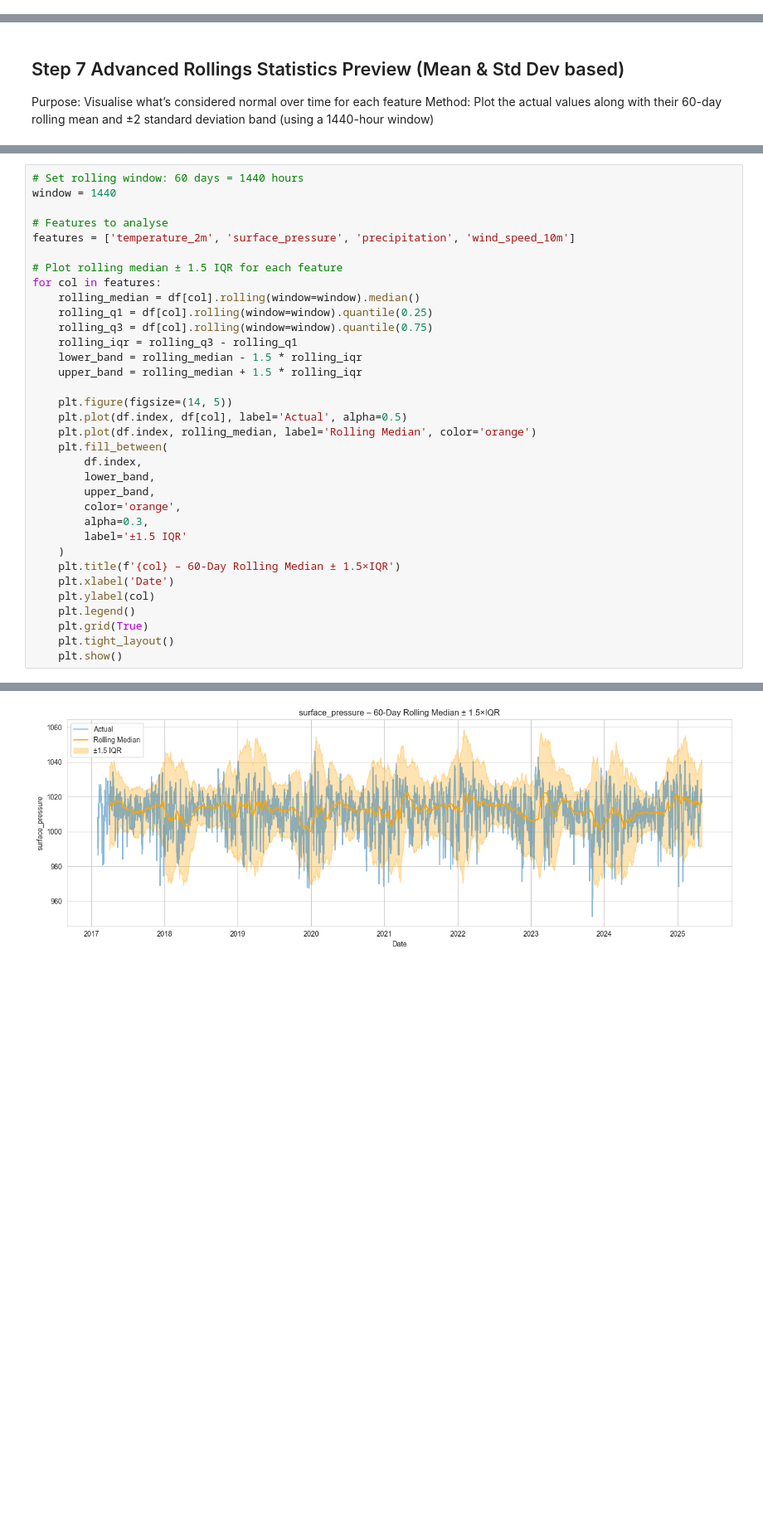
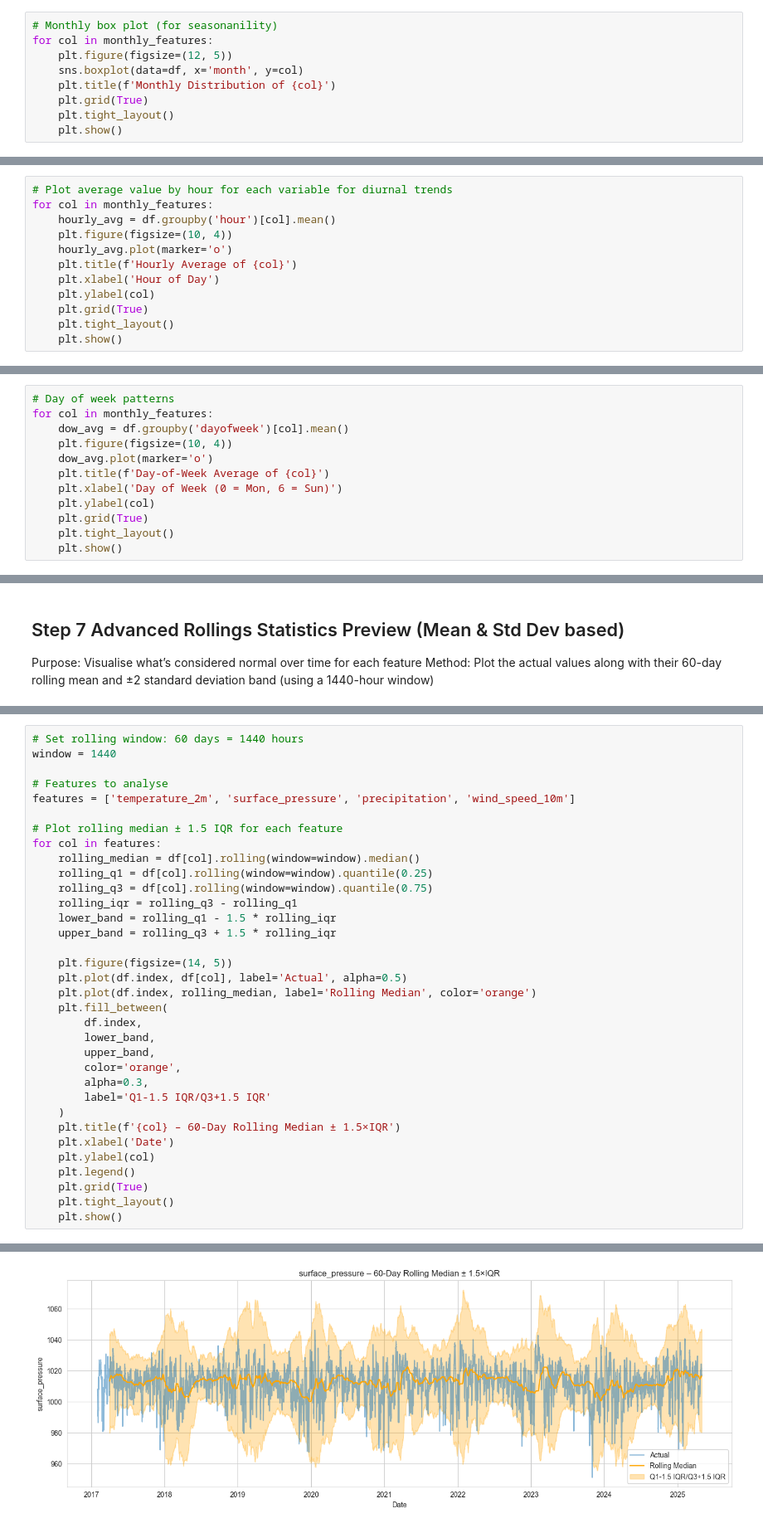
Before and after one commit to Jeremiah-Bachtin/comp1884-group6-weather-anomaly-detection-system, a Jupyter notebook: notebooks/notebook_jeremy_EDA.ipynb, the cells around one changed output, grey strips where cells are left out. Shown at 83% size. Saved outputs shown, nothing was run; the diff lists cells and outputs as text; blank space fills up the shorter version.

Commit message:
More seasonaility plots added for EDA.

```diff
--- a/notebooks/notebook_jeremy_EDA.ipynb
+++ b/notebooks/notebook_jeremy_EDA.ipynb
@@ -131,0 +104,9 @@ for col in ['temperature_2m', 'surface_pressure', 'precipitation', 'wind_speed_1
+# %%
+# Monthly box plot (for seasonanility)
+for col in monthly_features:
+    plt.figure(figsize=(12, 5))
+    sns.boxplot(data=df, x='month', y=col)
+    plt.title(f'Monthly Distribution of {col}')
+    plt.grid(True)
+    plt.tight_layout()
+    plt.show()
@@ -131,0 +118,12 @@ for col in ['temperature_2m', 'surface_pressure', 'precipitation', 'wind_speed_1
+# %%
+# Plot average value by hour for each variable for diurnal trends
+for col in monthly_features:
+    hourly_avg = df.groupby('hour')[col].mean()
+    plt.figure(figsize=(10, 4))
+    hourly_avg.plot(marker='o')
+    plt.title(f'Hourly Average of {col}')
+    plt.xlabel('Hour of Day')
+    plt.ylabel(col)
+    plt.grid(True)
+    plt.tight_layout()
+    plt.show()
@@ -131,0 +135,12 @@ for col in ['temperature_2m', 'surface_pressure', 'precipitation', 'wind_speed_1
+# %%
+# Day of week patterns
+for col in monthly_features:
+    dow_avg = df.groupby('dayofweek')[col].mean()
+    plt.figure(figsize=(10, 4))
+    dow_avg.plot(marker='o')
+    plt.title(f'Day-of-Week Average of {col}')
+    plt.xlabel('Day of Week (0 = Mon, 6 = Sun)')
+    plt.ylabel(col)
+    plt.grid(True)
+    plt.tight_layout()
+    plt.show()
@@ -209,8 +229,8 @@ for col in features:
     rolling_q1 = df[col].rolling(window=window).quantile(0.25)
     rolling_q3 = df[col].rolling(window=window).quantile(0.75)
     rolling_iqr = rolling_q3 - rolling_q1
-    lower_band = rolling_median - 1.5 * rolling_iqr
-    upper_band = rolling_median + 1.5 * rolling_iqr
+    lower_band = rolling_q1 - 1.5 * rolling_iqr
+    upper_band = rolling_q3 + 1.5 * rolling_iqr
 
     plt.figure(figsize=(14, 5))
     plt.plot(df.index, df[col], label='Actual', alpha=0.5)
@@ -221,7 +241,7 @@ for col in features:
         upper_band,
         color='orange',
         alpha=0.3,
-        label='±1.5 IQR'
+        label='Q1-1.5 IQR/Q3+1.5 IQR'
     )
     plt.title(f'{col} – 60-Day Rolling Median ± 1.5×IQR')
     plt.xlabel('Date')
@@ -235 +255 @@ for col in features:
-[figure, old version]
+[figure, new version]
```
Also changed, not shown: parts of 7 cells of this notebook.
